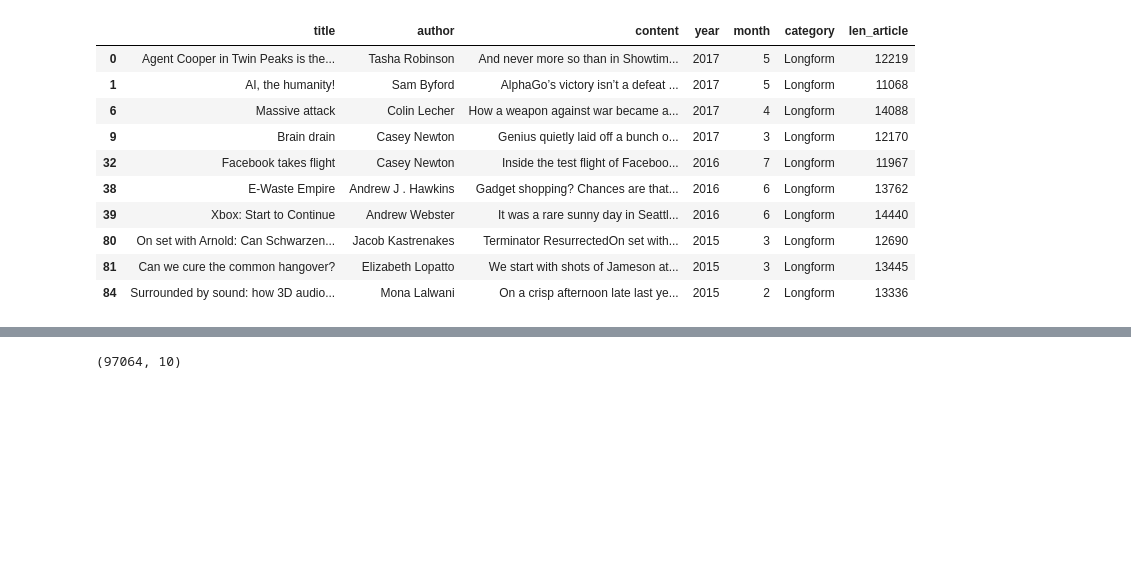
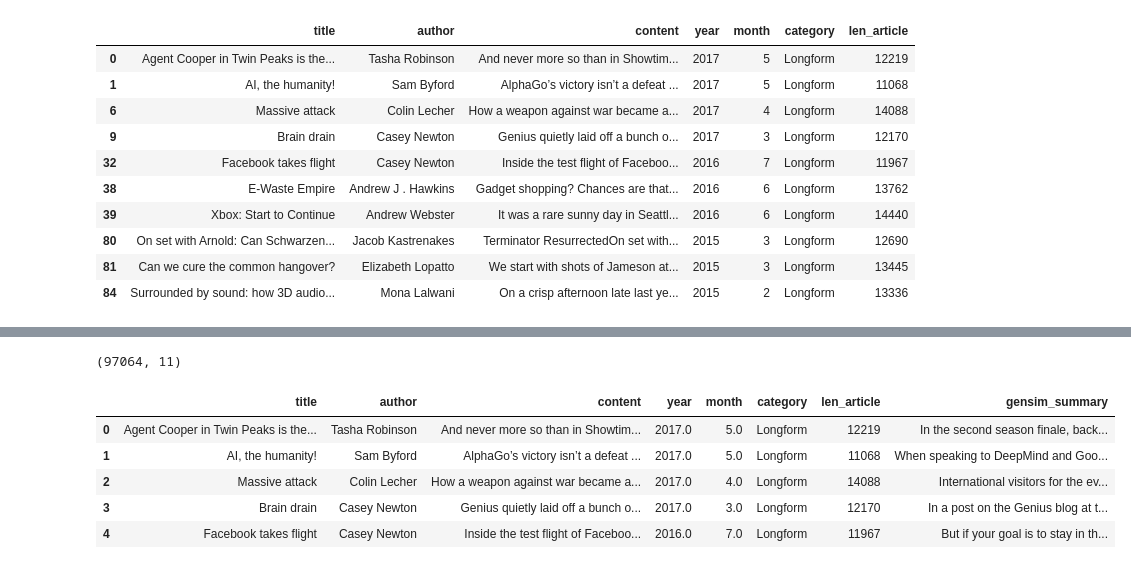
Before and after one commit to AustinKrause/nyt-article-summarizer, a Jupyter notebook: db_EDA.ipynb, the cells around one changed output, grey strips where cells are left out. Cells and saved outputs as stored; diff of their text form; code cells hidden in the pictures; blank space fills up the shorter version.

```diff
--- a/db_EDA.ipynb
+++ b/db_EDA.ipynb
@@ -222,5 +155,5 @@ df.to_csv('df_with_gensim_summaries.csv')
 # %%
-df = pd.read_csv('df_with_gensim_summaries.csv')
+df = pd.read_csv('full_df_with_gensim_summaries.csv')
 # %%
 df.shape
 # %% [output]
@@ -230,5 +163,5 @@ df = df[df.gensim_summary.str.len() >= 1]
 # %%
 df.shape
 # %% [output]
-(97064, 10)
+(97064, 11)
 # %%
@@ -237,0 +169,11 @@ shortened_df = pd.read_csv('df_with_gensim_summaries.csv')
+# %%
+df.drop(['Unnamed: 0', 'Unnamed: 0.1', 'Unnamed: 0.1.1'], axis = 1, inplace = True)
+# %%
+df.head()
+# %% [output]
+|  | title | author | content | year | month | category | len_article | gensim_summary |
+| 0 | Agent Cooper in Twin Peaks is the... | Tasha Robinson | And never more so than in Showtim... | 2017.0 | 5.0 | Longform | 12219 | In the second season finale, back... |
+| 1 | AI, the humanity! | Sam Byford | AlphaGo’s victory isn’t a defeat ... | 2017.0 | 5.0 | Longform | 11068 | When speaking to DeepMind and Goo... |
+| 2 | Massive attack | Colin Lecher | How a weapon against war became a... | 2017.0 | 4.0 | Longform | 14088 | International visitors for the ev... |
+| 3 | Brain drain | Casey Newton | Genius quietly laid off a bunch o... | 2017.0 | 3.0 | Longform | 12170 | In a post on the Genius blog at t... |
+| 4 | Facebook takes flight | Casey Newton | Inside the test flight of Faceboo... | 2016.0 | 7.0 | Longform | 11967 | But if your goal is to stay in th... |
```
Also changed, not shown: parts of 35 cells of this notebook.
